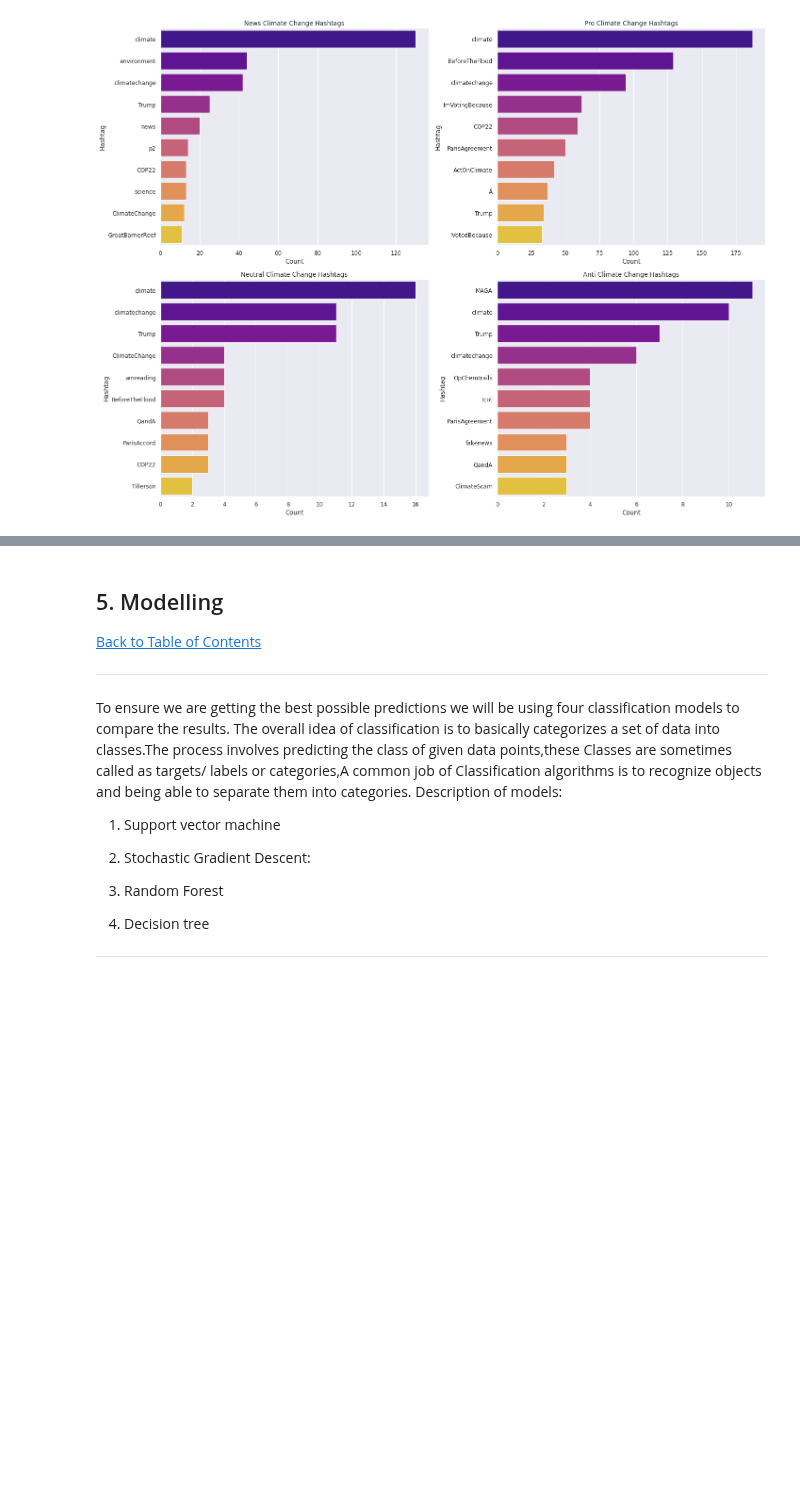
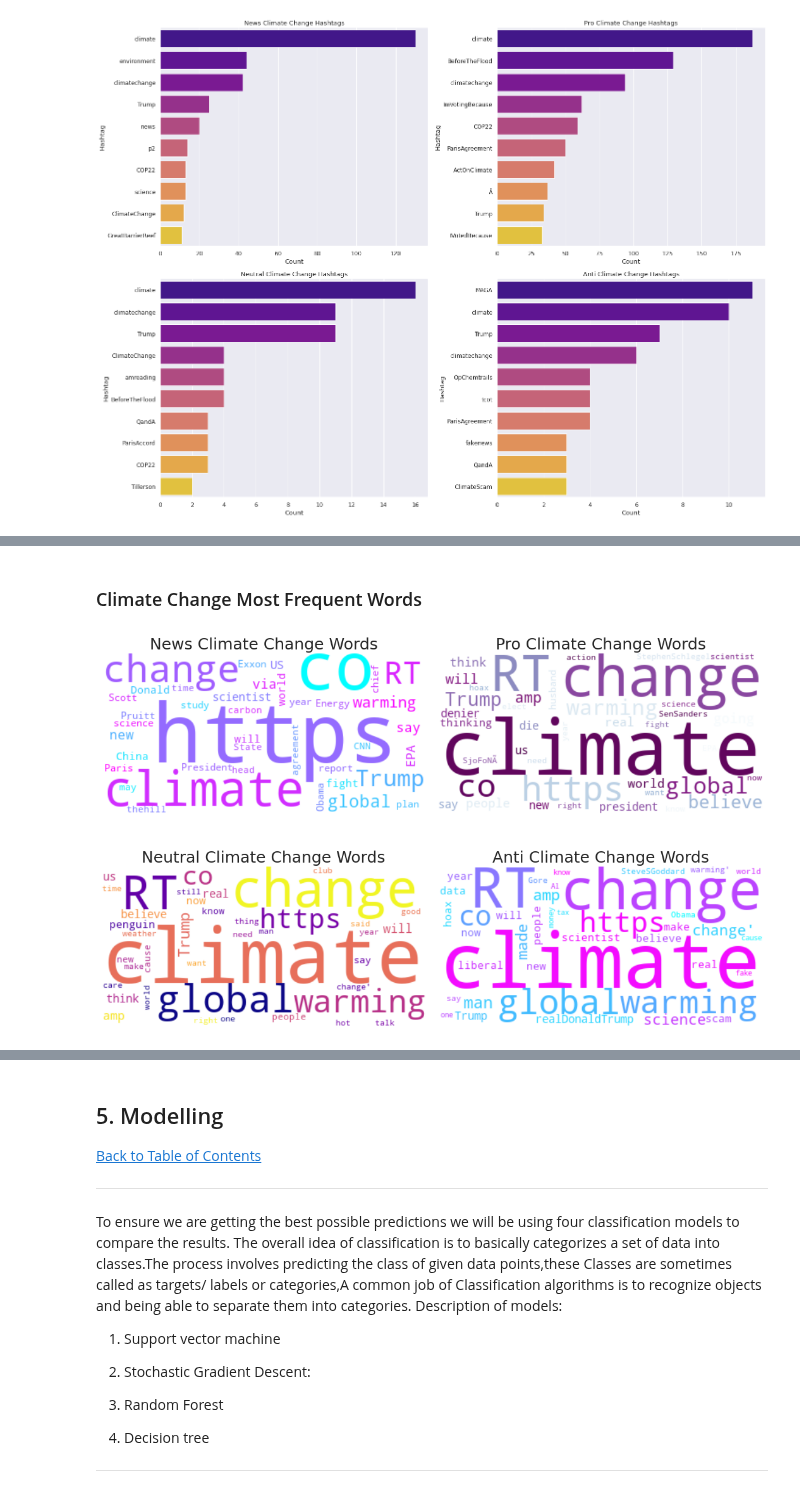
Before and after one commit to ethanmacrae/classification-predict-streamlit-template, a Jupyter notebook: Classification Predict Notebook .ipynb, the cells around one changed output, grey strips where cells are left out. Saved outputs shown, nothing was run; the diff lists cells and outputs as text; code cells hidden in the pictures; blank space fills up the shorter version.

```diff
--- a/Classification Predict Notebook .ipynb
+++ b/Classification Predict Notebook .ipynb
@@ -608,0 +565,42 @@ KeyError: 'new_message'
+# %% [markdown]
+### Climate Change Most Frequent Words
+# %%
+fig, axes = plt.subplots(2,2, figsize=(15,10))
+
+# News Climate Change Frequent Words
+news_words =' '.join([text for text in df_train['message'][df_train['sentiment'] == 'News']])
+news_wordcloud = WordCloud(max_words= 40, random_state=21, max_font_size=100,collocations=False,
+                           background_color= 'white',colormap="cool_r").generate(news_words)
+axes[0,0].imshow(news_wordcloud, interpolation="bilinear")
+axes[0,0].set_title('News Climate Change Words',fontsize = 25)
+axes[0,0].axis('off')
+
+
+# Pro Climate Change Frequent Words
+pro_words =' '.join([text for text in df_train['message'][df_train['sentiment'] == 'Pro']])
+pro_wordcloud = WordCloud(max_words= 40, random_state=100, max_font_size=100,collocations=False,
+                          background_color= 'white',colormap="BuPu").generate(pro_words)
+axes[0,1].imshow(pro_wordcloud, interpolation="bilinear")
+axes[0,1].set_title('Pro Climate Change Words',fontsize = 25)
+axes[0,1].axis('off')
+
+
+# Neutral Climate Change Frequent Words
+neutral_words =' '.join([text for text in df_train['message'][df_train['sentiment'] == 'Neutral']])
+neutral_wordcloud = WordCloud(max_words= 40, random_state=21, max_font_size=100, collocations=False,
+                              background_color= 'white',colormap="plasma").generate(neutral_words)
+axes[1,0].imshow(neutral_wordcloud, interpolation="bilinear")
+axes[1,0].set_title('Neutral Climate Change Words',fontsize = 25)
+axes[1,0].axis('off')
+
+
+# Anti Climate Change Frequent Words
+anti_words =' '.join([text for text in df_train['message'][df_train['sentiment'] == 'Anti']])
+anti_wordcloud = WordCloud(max_words= 40, random_state=100, max_font_size=100,collocations=False,
+                           background_color= 'white',colormap="cool").generate(anti_words)
+axes[1,1].imshow(anti_wordcloud, interpolation="bilinear")
+axes[1,1].set_title('Anti Climate Change Words', fontsize = 25)
+axes[1,1].axis('off')
+fig.tight_layout()
+# %% [output]
+[figure, added]
```
Also changed, not shown: parts of 20 cells of this notebook.
